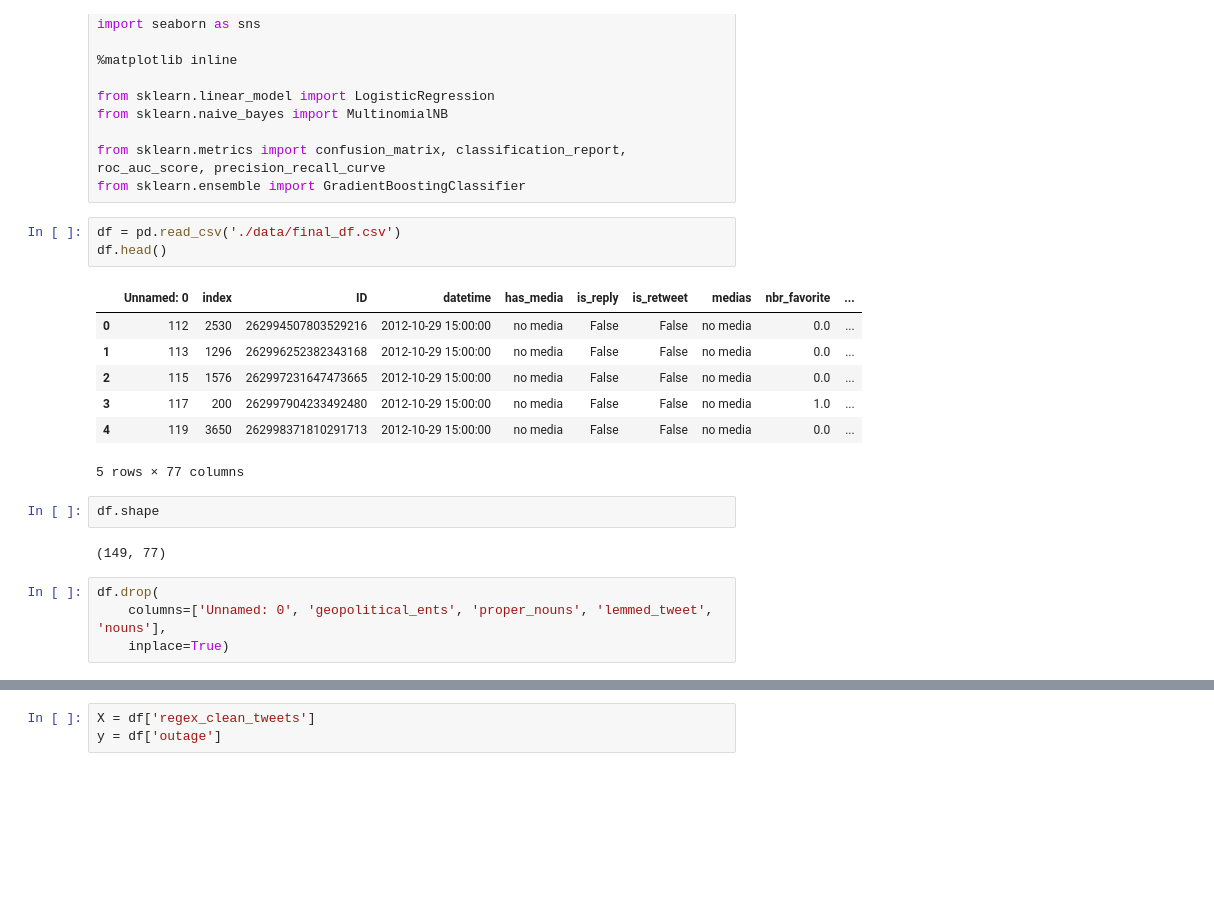
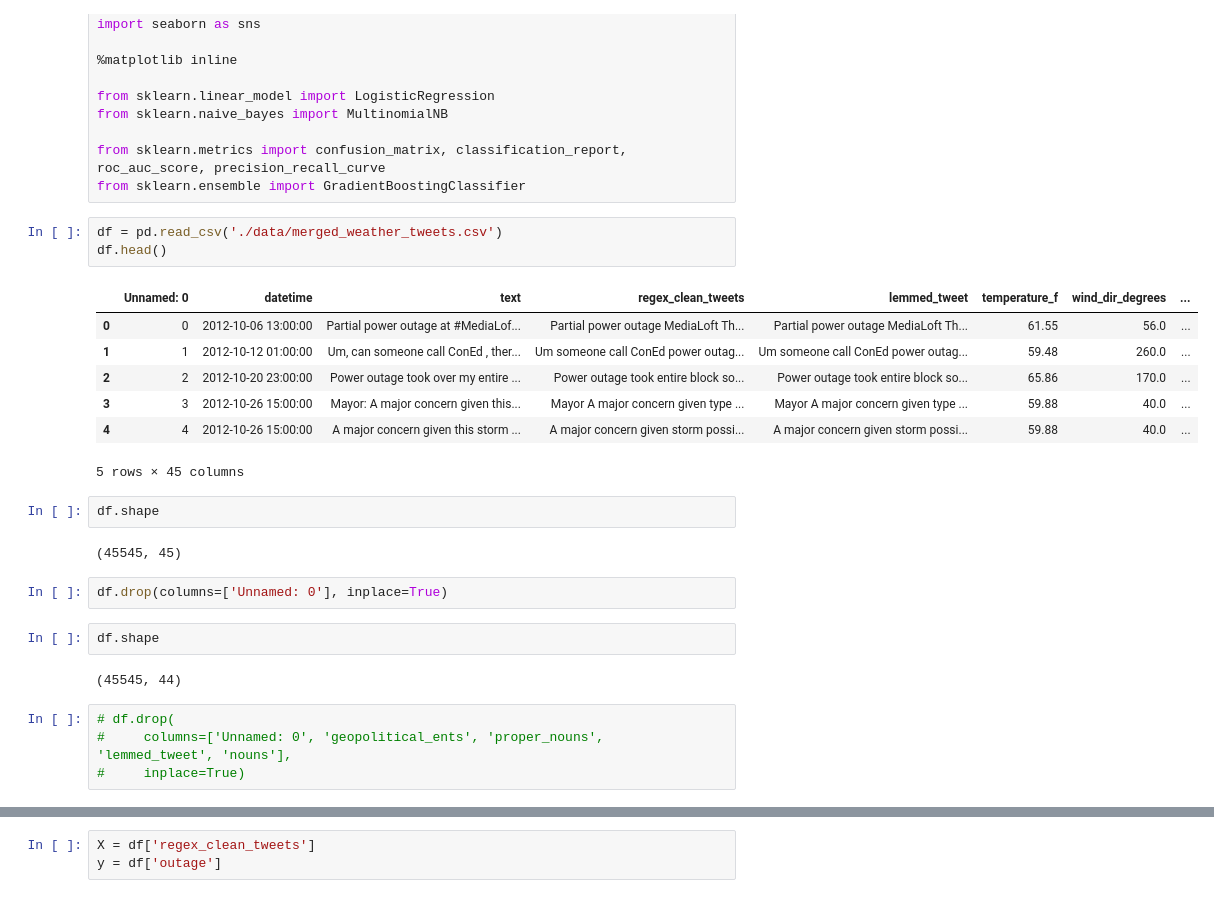
Before and after one commit to iceberg425/Client_Project, a Jupyter notebook: Modeling.ipynb, the cells around one changed output, grey strips where cells are left out. Drawn from its saved outputs; the diff is of its cells as text; blank space fills up the shorter version.

```diff
--- a/Modeling.ipynb
+++ b/Modeling.ipynb
@@ -12,24 +12,30 @@ from sklearn.naive_bayes import MultinomialNB
 from sklearn.metrics import confusion_matrix, classification_report, roc_auc_score, precision_recall_curve
 from sklearn.ensemble import GradientBoostingClassifier
 # %%
-df = pd.read_csv('./data/final_df.csv')
+df = pd.read_csv('./data/merged_weather_tweets.csv')
 df.head()
 # %% [output]
-|  | Unnamed: 0 | index | ID | datetime | has_media | is_reply | is_retweet | medias | nbr_favorite | ... |
-| 0 | 112 | 2530 | 262994507803529216 | 2012-10-29 15:00:00 | no media | False | False | no media | 0.0 | ... |
-| 1 | 113 | 1296 | 262996252382343168 | 2012-10-29 15:00:00 | no media | False | False | no media | 0.0 | ... |
-| 2 | 115 | 1576 | 262997231647473665 | 2012-10-29 15:00:00 | no media | False | False | no media | 0.0 | ... |
-| 3 | 117 | 200 | 262997904233492480 | 2012-10-29 15:00:00 | no media | False | False | no media | 1.0 | ... |
-| 4 | 119 | 3650 | 262998371810291713 | 2012-10-29 15:00:00 | no media | False | False | no media | 0.0 | ... |
+|  | Unnamed: 0 | datetime | text | regex_clean_tweets | lemmed_tweet | temperature_f | wind_dir_degrees | ... |
+| 0 | 0 | 2012-10-06 13:00:00 | Partial power outage at #MediaLof... | Partial power outage MediaLoft Th... | Partial power outage MediaLoft Th... | 61.55 | 56.0 | ... |
+| 1 | 1 | 2012-10-12 01:00:00 | Um, can someone call ConEd , ther... | Um someone call ConEd power outag... | Um someone call ConEd power outag... | 59.48 | 260.0 | ... |
+| 2 | 2 | 2012-10-20 23:00:00 | Power outage took over my entire ... | Power outage took entire block so... | Power outage took entire block so... | 65.86 | 170.0 | ... |
+| 3 | 3 | 2012-10-26 15:00:00 | Mayor: A major concern given this... | Mayor A major concern given type ... | Mayor A major concern given type ... | 59.88 | 40.0 | ... |
+| 4 | 4 | 2012-10-26 15:00:00 | A major concern given this storm ... | A major concern given storm possi... | A major concern given storm possi... | 59.88 | 40.0 | ... |
-5 rows × 77 columns
+5 rows × 45 columns
 # %%
 df.shape
 # %% [output]
-(149, 77)
+(45545, 45)
+# %%
+df.drop(columns=['Unnamed: 0'], inplace=True)
+# %%
+df.shape
+# %% [output]
+(45545, 44)
 # %%
-df.drop(
-    columns=['Unnamed: 0', 'geopolitical_ents', 'proper_nouns', 'lemmed_tweet', 'nouns'],
-    inplace=True)
+# df.drop(
+#     columns=['Unnamed: 0', 'geopolitical_ents', 'proper_nouns', 'lemmed_tweet', 'nouns'],
+#     inplace=True)
 # %%
 df.columns
 # %% [output]
```
Also changed, not shown: parts of 53 cells of this notebook.
